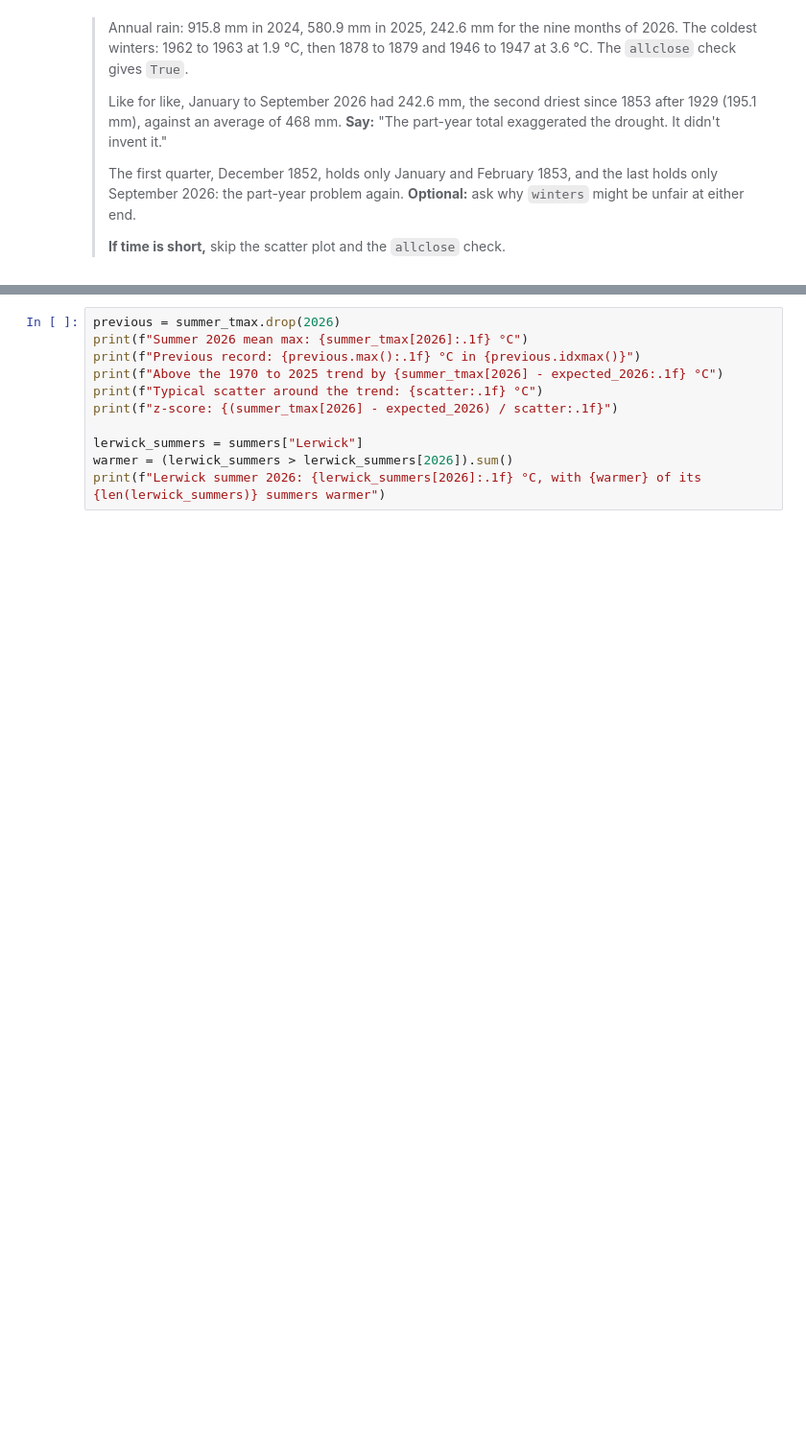
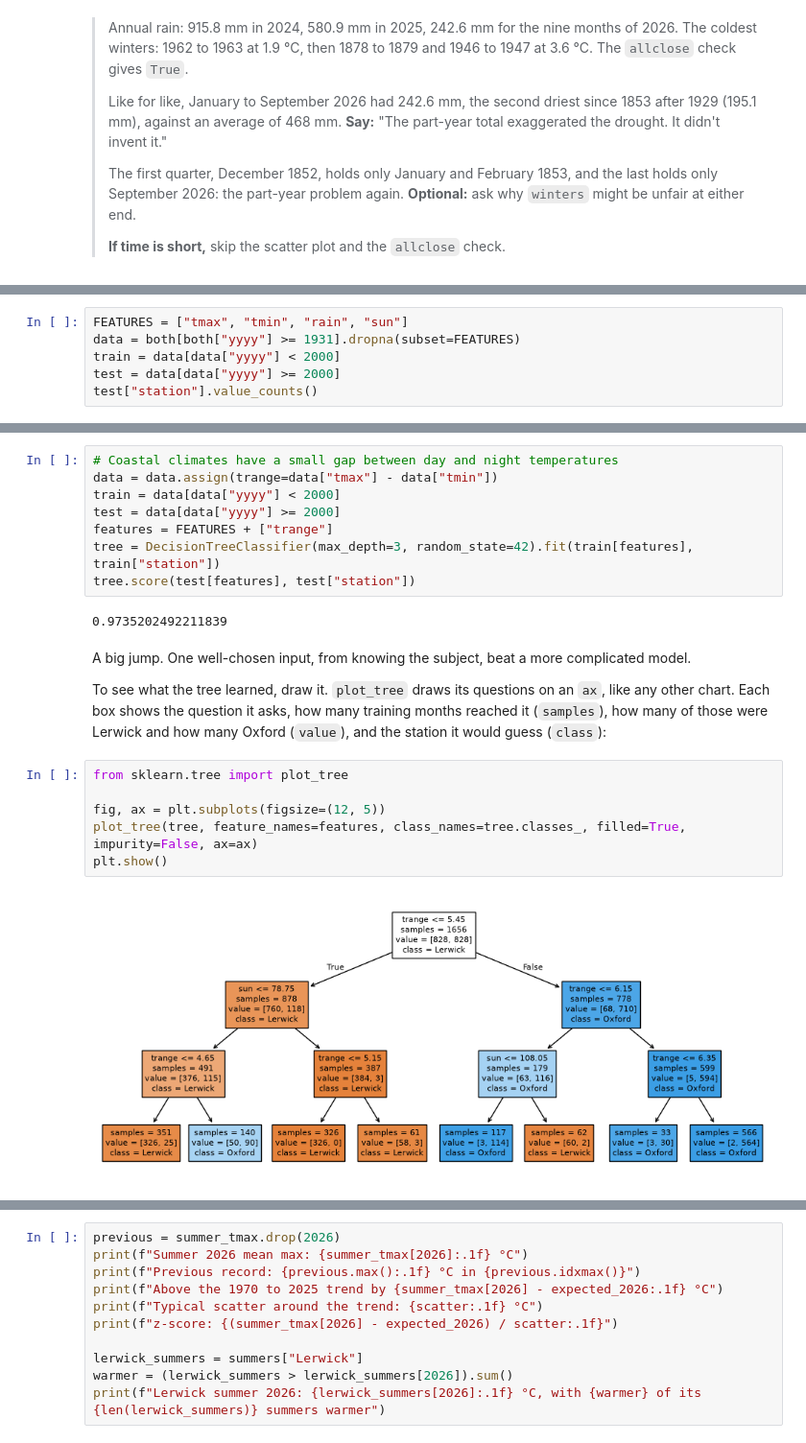
Before and after one commit to cafoala/cfrr-python-for-data-analysis, a Jupyter notebook: instructor/day2_demo.ipynb, the cells around one changed output, grey strips where cells are left out. Shown at 96% size. Cells and saved outputs as stored; diff of their text form; blank space fills up the shorter version.

```diff
--- a/instructor/day2_demo.ipynb
+++ b/instructor/day2_demo.ipynb
@@ -774,0 +807,6 @@ True
+# %%
+FEATURES = ["tmax", "tmin", "rain", "sun"]
+data = both[both["yyyy"] >= 1931].dropna(subset=FEATURES)
+train = data[data["yyyy"] < 2000]
+test = data[data["yyyy"] >= 2000]
+test["station"].value_counts()
@@ -774,0 +843,22 @@ True
+# %%
+# Coastal climates have a small gap between day and night temperatures
+data = data.assign(trange=data["tmax"] - data["tmin"])
+train = data[data["yyyy"] < 2000]
+test = data[data["yyyy"] >= 2000]
+features = FEATURES + ["trange"]
+tree = DecisionTreeClassifier(max_depth=3, random_state=42).fit(train[features], train["station"])
+tree.score(test[features], test["station"])
+# %% [output]
+0.9735202492211839
+# %% [markdown]
+A big jump. One well-chosen input, from knowing the subject, beat a more complicated model.
+
+To see what the tree learned, draw it. `plot_tree` draws its questions on an `ax`, like any other chart. Each box shows the question it asks, how many training months reached it (`samples`), how many of those were Lerwick and how many Oxford (`value`), and the station it would guess (`class`):
+# %%
+from sklearn.tree import plot_tree
+
+fig, ax = plt.subplots(figsize=(12, 5))
+plot_tree(tree, feature_names=features, class_names=tree.classes_, filled=True, impurity=False, ax=ax)
+plt.show()
+# %% [output]
+[figure, added]
```
Also changed, not shown: parts of 52 cells of this notebook, 5 other files.
